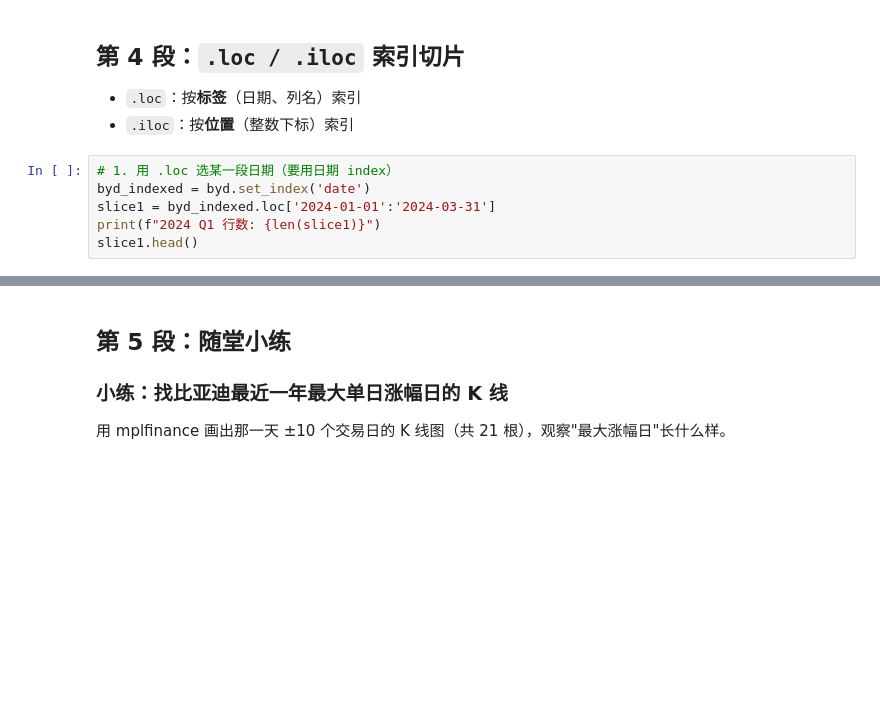
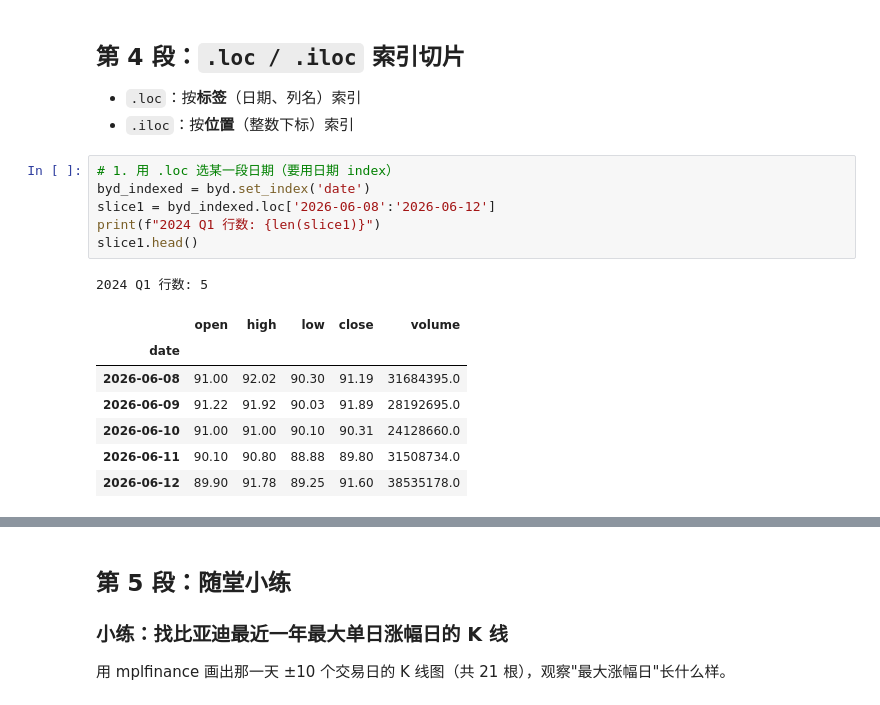
Before and after one commit to liyongcheng94/quantitative_trading, a Jupyter notebook: learning/phase1_foundation/02_kline_dataframe.ipynb, the cells around one changed output, grey strips where cells are left out. Drawn from its saved outputs; the diff is of its cells as text; blank space fills up the shorter version.

```diff
--- a/learning/phase1_foundation/02_kline_dataframe.ipynb
+++ b/learning/phase1_foundation/02_kline_dataframe.ipynb
@@ -115,9 +126,18 @@ mpf.plot(df_recent, type='candle', style=a_share_style,
 # %%
 # 1. 用 .loc 选某一段日期（要用日期 index）
 byd_indexed = byd.set_index('date')
-slice1 = byd_indexed.loc['2024-01-01':'2024-03-31']
+slice1 = byd_indexed.loc['2026-06-08':'2026-06-12']
 print(f"2024 Q1 行数: {len(slice1)}")
 slice1.head()
+# %% [output]
+2024 Q1 行数: 5
+|  | open | high | low | close | volume |
+| date |  |  |  |  |  |
+| 2026-06-08 | 91.00 | 92.02 | 90.30 | 91.19 | 31684395.0 |
+| 2026-06-09 | 91.22 | 91.92 | 90.03 | 91.89 | 28192695.0 |
+| 2026-06-10 | 91.00 | 91.00 | 90.10 | 90.31 | 24128660.0 |
+| 2026-06-11 | 90.10 | 90.80 | 88.88 | 89.80 | 31508734.0 |
+| 2026-06-12 | 89.90 | 91.78 | 89.25 | 91.60 | 38535178.0 |
 # %%
 # 2. 用 .loc 选某些列
 byd_indexed.loc['2024-01-01':'2024-01-05', ['close', 'volume']]
```
Also changed, not shown: parts of 6 cells of this notebook, 4 other files.
